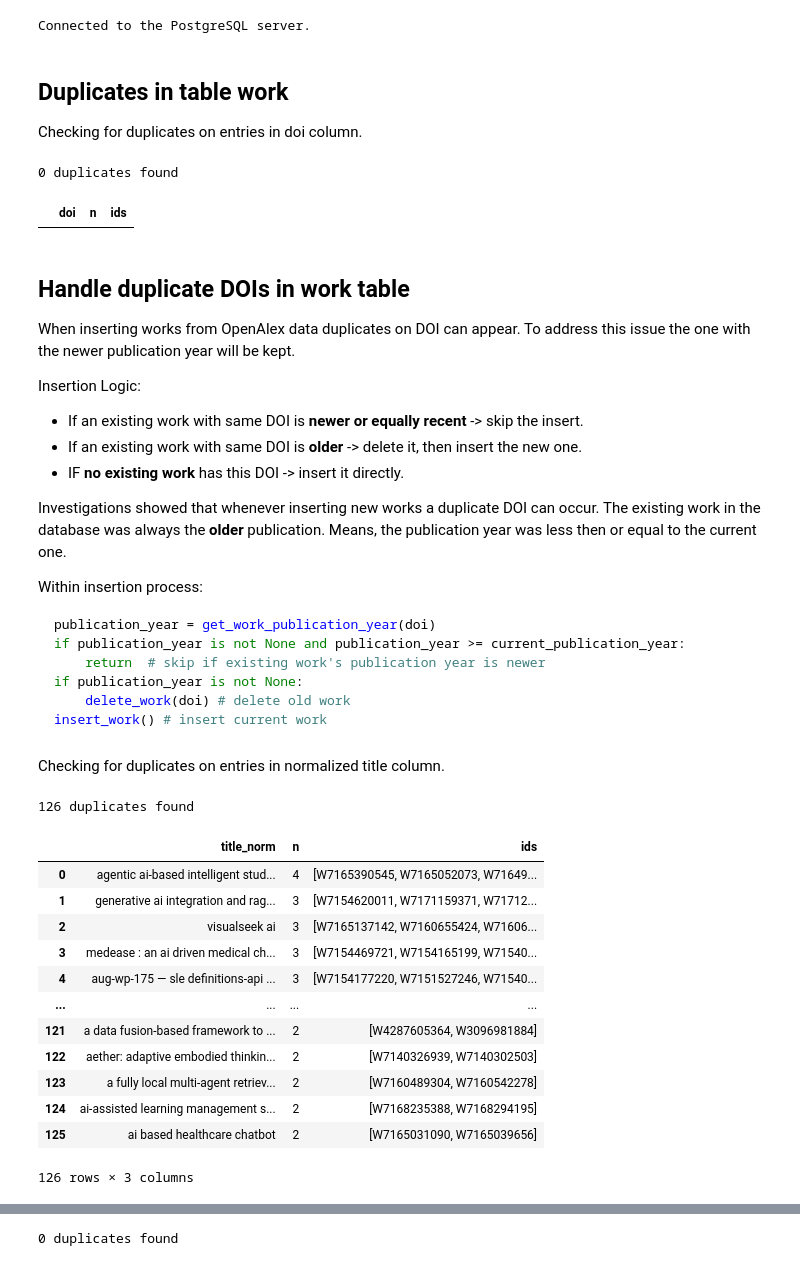
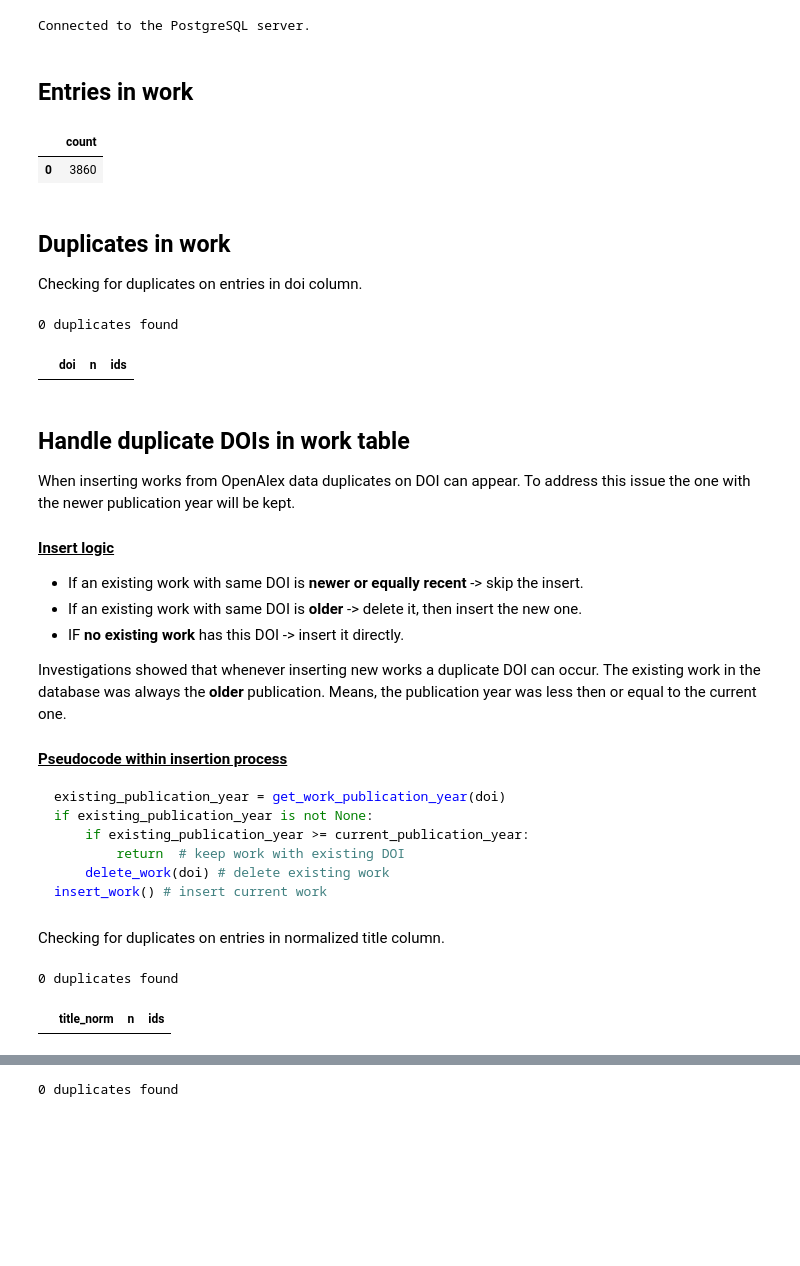
Before and after one commit to dkrakau/Wissenschaftliche_Vertiefung, a Jupyter notebook: notebook_duplicates.ipynb, the cells around one changed output, grey strips where cells are left out. Cells and saved outputs as stored; diff of their text form; code cells hidden in the pictures; blank space fills up the shorter version.

Commit message:
Update Fix insert duplicates in doi and title of works

````diff
--- a/notebook_duplicates.ipynb
+++ b/notebook_duplicates.ipynb
@@ -29,8 +29,18 @@ def q(sql, params=None):
     return pd.read_sql(sql, conn, params=params)
 # %% [output]
 Connected to the PostgreSQL server.
+# %% [markdown]
+## Entries in work
+# %%
+q("""
+    SELECT count(*)
+    FROM openalex.work;
+""")
+# %% [output]
+|  | count |
+| 0 | 3860 |
 # %% [markdown]
-## Duplicates in table work
+## Duplicates in work
 
 Checking for duplicates on entries in doi column.
 # %%
@@ -53,7 +64,7 @@ work_doi
 
 When inserting works from OpenAlex data duplicates on DOI can appear. To address this issue the one with the newer publication year will be kept.
 
-Insertion Logic:
+#### <u>Insert logic</u>
 
 - If an existing work with same DOI is **newer or equally recent** -> skip the insert.
 - If an existing work with same DOI is **older** -> delete it, then insert the new one.
@@ -62,13 +73,13 @@ Insertion Logic:
 
 Investigations showed that whenever inserting new works a duplicate DOI can occur. The existing work in the database was always the **older** publication. Means, the publication year was less then or equal to the current one.
 
-Within insertion process:
+#### <u>Pseudocode within insertion process</u>
 ```python
-publication_year = get_work_publication_year(doi)
-if publication_year is not None and publication_year >= current_publication_year:
-    return  # skip if existing work's publication year is newer
-if publication_year is not None:
-    delete_work(doi) # delete old work
+existing_publication_year = get_work_publication_year(doi)
+if existing_publication_year is not None:
+    if existing_publication_year >= current_publication_year:
+        return  # keep work with existing DOI
+    delete_work(doi) # delete existing work
 insert_work() # insert current work
 ```
 # %% [markdown]
@@ -81,22 +92,10 @@ work_title = q("""
     HAVING count(*) > 1
     ORDER BY n DESC;
 """)
-#'''
 
-print(f"{len(work_title)} duplicates found")
+print(f"{work_title["n"].sum()} duplicates found")
+
 work_title
 # %% [output]
-126 duplicates found
+0 duplicates found
 |  | title_norm | n | ids |
-| 0 | agentic ai-based intelligent stud... | 4 | [W7165390545, W7165052073, W71649... |
-| 1 | generative ai integration and rag... | 3 | [W7154620011, W7171159371, W71712... |
-| 2 | visualseek ai | 3 | [W7165137142, W7160655424, W71606... |
-| 3 | medease : an ai driven medical ch... | 3 | [W7154469721, W7154165199, W71540... |
-| 4 | aug-wp-175 — sle definitions-api ... | 3 | [W7154177220, W7151527246, W71540... |
-| ... | ... | ... | ... |
-| 121 | a data fusion-based framework to ... | 2 | [W4287605364, W3096981884] |
-| 122 | aether: adaptive embodied thinkin... | 2 | [W7140326939, W7140302503] |
-| 123 | a fully local multi-agent retriev... | 2 | [W7160489304, W7160542278] |
-| 124 | ai-assisted learning management s... | 2 | [W7168235388, W7168294195] |
-| 125 | ai based healthcare chatbot | 2 | [W7165031090, W7165039656] |
-126 rows × 3 columns
````
Also changed, not shown: parts of 43 cells of this notebook, 2 other files.
